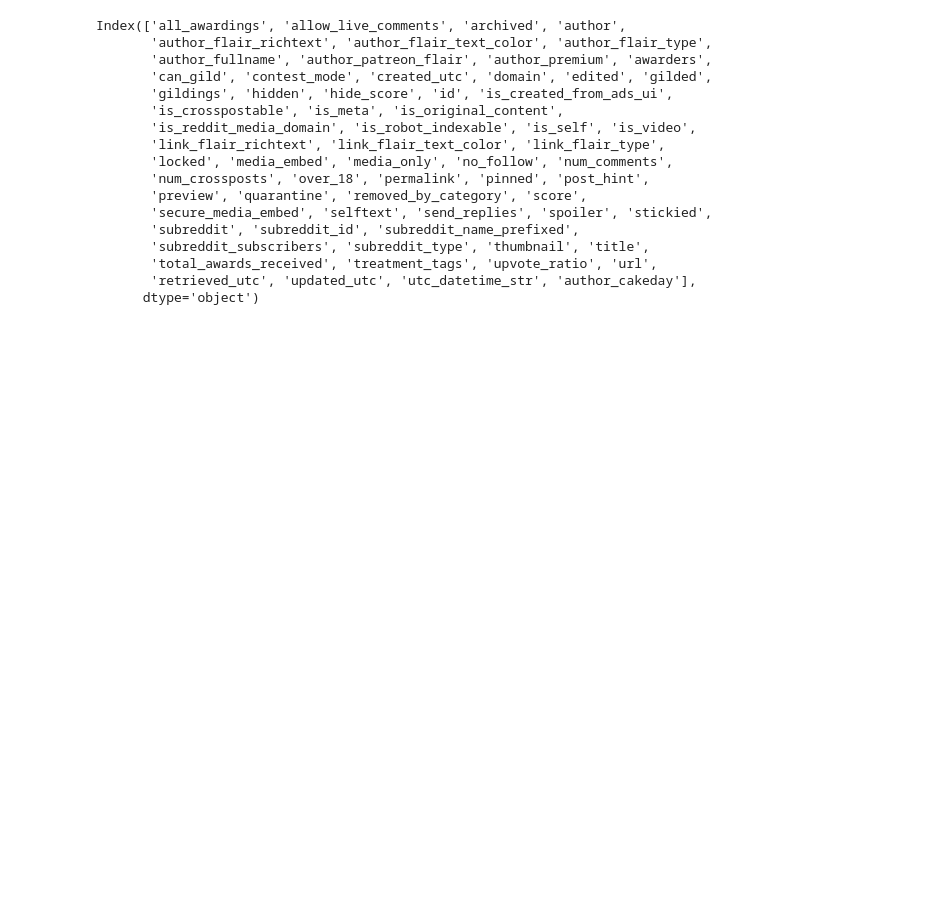
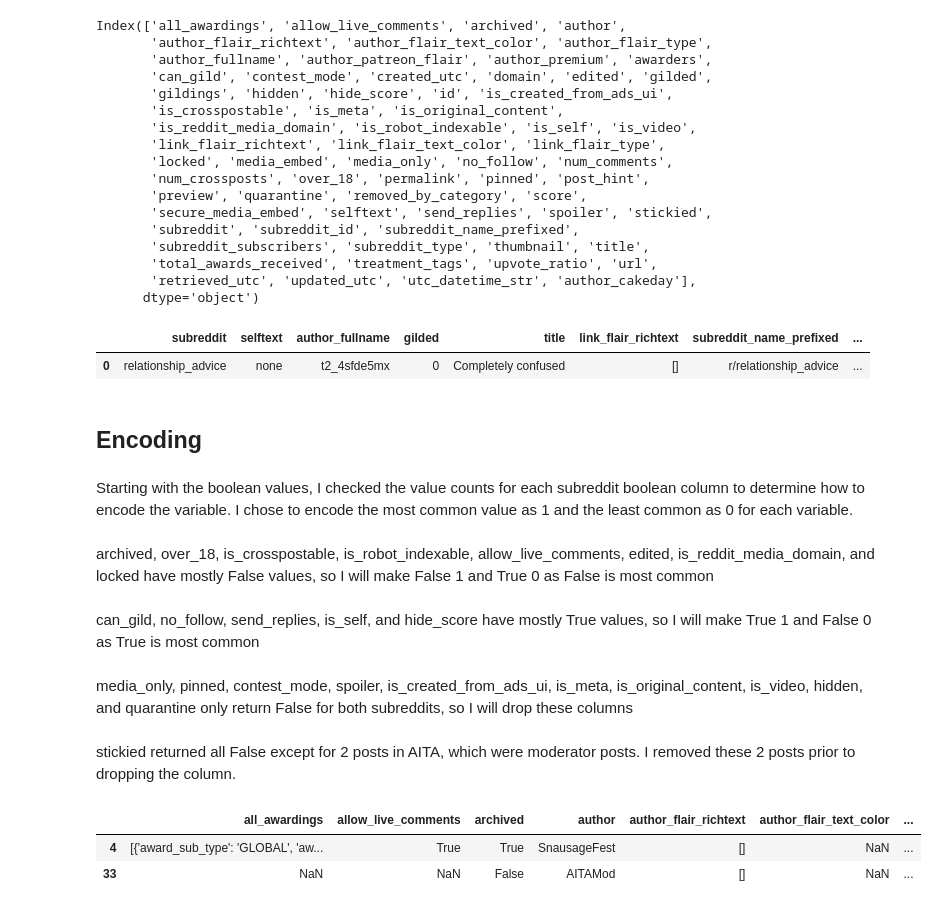
Before and after one commit to danneraf/Reddit-Classification, a Jupyter notebook: Code/Cleaning and EDA.ipynb, the cells around one changed output. Cells and saved outputs as stored; diff of their text form; code cells hidden in the pictures; blank space fills up the shorter version.

```diff
--- a/Code/Cleaning and EDA.ipynb
+++ b/Code/Cleaning and EDA.ipynb
@@ -408,3 +425,29 @@ Index(['all_awardings', 'allow_live_comments', 'archived', 'author',
        'total_awards_received', 'treatment_tags', 'upvote_ratio', 'url',
        'retrieved_utc', 'updated_utc', 'utc_datetime_str', 'author_cakeday'],
       dtype='object')
+# %%
+ra1.head(1)
+# %% [output]
+|  | subreddit | selftext | author_fullname | gilded | title | link_flair_richtext | subreddit_name_prefixed | ... |
+| 0 | relationship_advice | none | t2_4sfde5mx | 0 | Completely confused | [] | r/relationship_advice | ... |
+# %% [markdown]
+## Encoding
+# %% [markdown]
+Starting with the boolean values, I checked the value counts for each subreddit boolean column to determine how to encode the variable. I chose to encode the most common value as 1 and the least common as 0 for each variable.
+# %% [markdown]
+archived, over_18, is_crosspostable, is_robot_indexable, allow_live_comments, edited, is_reddit_media_domain, and locked have mostly False values, so I will make False 1 and True 0 as False is most common
+# %% [markdown]
+can_gild, no_follow, send_replies, is_self, and hide_score have mostly True values, so I will make True 1 and False 0 as True is most common
+# %% [markdown]
+media_only, pinned, contest_mode, spoiler, is_created_from_ads_ui, is_meta, is_original_content, is_video, hidden, and quarantine only return False for both subreddits, so I will drop these columns
+# %% [markdown]
+stickied returned all False except for 2 posts in AITA, which were moderator posts. I removed these 2 posts prior to dropping the column.
+# %%
+# Filter for posts where 'stickied' is True
+stickied_posts = aita1[aita1['stickied'] == True]
+
+stickied_posts
+# %% [output]
+|  | all_awardings | allow_live_comments | archived | author | author_flair_richtext | author_flair_text_color | ... |
+| 4 | [{'award_sub_type': 'GLOBAL', 'aw... | True | True | SnausageFest | [] | NaN | ... |
+| 33 | NaN | NaN | False | AITAMod | [] | NaN | ... |
```
Also changed, not shown: parts of 16 cells of this notebook.
